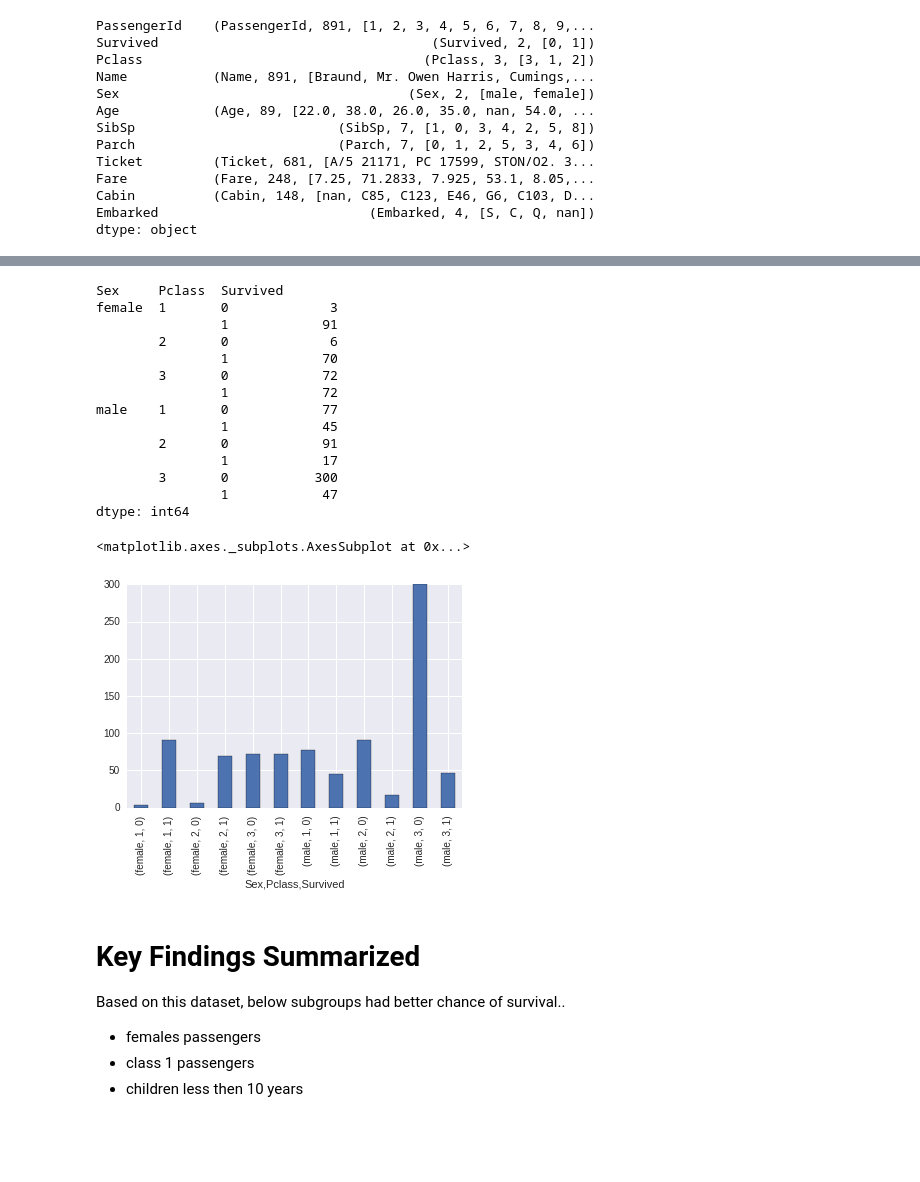
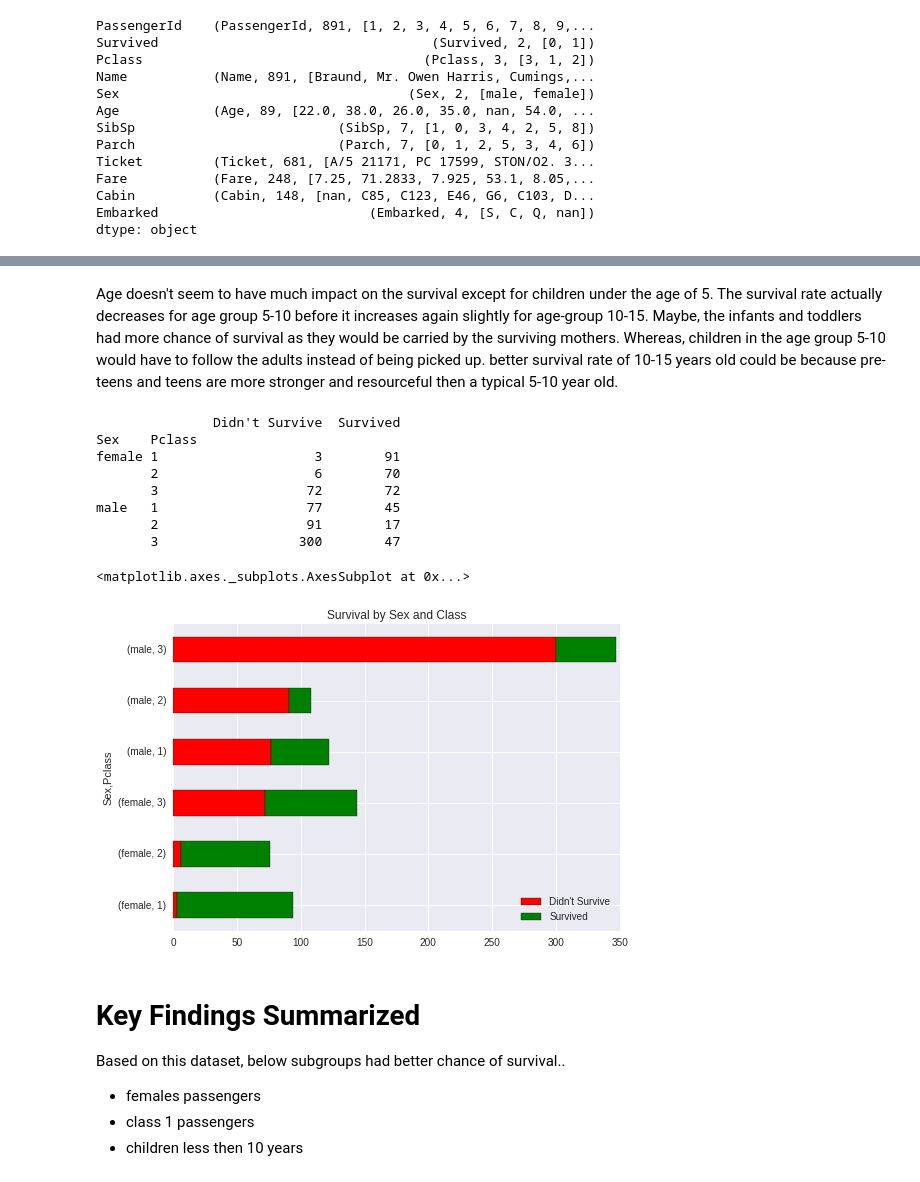
Before and after one commit to harish-garg/Udacity-Data-Analyst-Nanodegree-Project-Submissions, a Jupyter notebook: Project2_Investigate_a_Dataset/titanic_dataset_analysis.ipynb, the cells around one changed output, grey strips where cells are left out. Saved outputs shown, nothing was run; the diff lists cells and outputs as text; code cells hidden in the pictures; blank space fills up the shorter version.

Commit message:
Made some changes to the charts in the titanic dataset analysis based on the review from udacity

```diff
--- a/Project2_Investigate_a_Dataset/titanic_dataset_analysis.ipynb
+++ b/Project2_Investigate_a_Dataset/titanic_dataset_analysis.ipynb
@@ -128,6 +141,0 @@ dtype: int64
-# %%
-# Grouping by age of the passengers
-titanic_df['age_group'] = pd.cut(titanic_df['Age'], np.arange(0, 90, 10))
-grouping_by_age = titanic_df[['age_group', 'Survived']].groupby(['age_group', 'Survived']).size()
-print grouping_by_age
-grouping_by_age.plot.bar()
@@ -154,0 +149,28 @@ dtype: int64
+# %%
+# Grouping by age of the passengers
+titanic_df['age_group'] = pd.cut(titanic_df['Age'], np.arange(0, 85, 5))
+age_grouping = titanic_df[['age_group', 'Survived']].groupby(['age_group', 'Survived']).size()
+age_grouping_unstacked = age_grouping.unstack()
+age_grouping_unstacked.columns = ["Didn't Survive", 'Survived']
+print age_grouping_unstacked
+plt.figure()
+age_grouping_unstacked.plot.bar(stacked=True, title="Survival by Age", color=('r', 'g'))
+
+"""
+X = age_grouping_unstacked.index
+Y1 = age_grouping_unstacked["Didn't Survive"]
+Y2 = age_grouping_unstacked["Survived"]
+#Y1.plot.bar(title="Survival by Age", color=('r'))
+#Y2.plot.bar(title="Survival by Age", color=('g'))
+
+n = 12
+X = np.arange(n)
+Y1 = (1-X/float(n)) * np.random.uniform(0.5,1.0,n)
+Y2 = (1-X/float(n)) * np.random.uniform(0.5,1.0,n)
+plt.bar(X, Y1, facecolor='#9999ff', edgecolor='white')
+plt.bar(X, Y2, facecolor='#ff9999', edgecolor='white')
+for x,y in zip(X,Y1):
+    plt.text(x+0.4, y+0.05, '%.2f' % y, ha='center', va= 'bottom')
+plt.ylim(-1.25,+1.25)
+plt.show()
+"""
@@ -155,25 +199,23 @@ dtype: int64
+# %% [markdown]
+Age doesn't seem to have much impact on the survival except for children under the age of 5. The survival rate actually decreases for age group 5-10 before it increases again slightly for age-group 10-15. Maybe, the infants and toddlers had more chance of survival as they would be carried by the surviving mothers. Whereas, children in the age group 5-10 would have to follow the adults instead of being picked up. better survival rate of 10-15 years old could be because pre-teens and teens are more stronger and resourceful then a typical 5-10 year old.
 # %%
 # Group by both sex and class
 grouping_by_sexnclass = titanic_df[['Sex', 'Pclass', 'Survived']].groupby(['Sex', 'Pclass', 'Survived']).size()
+grouping_by_sexnclass = grouping_by_sexnclass.unstack()
+grouping_by_sexnclass.columns = ["Didn't Survive", 'Survived']
 print grouping_by_sexnclass
-grouping_by_sexnclass.plot.bar()
+grouping_by_sexnclass.plot.barh(stacked=True, title="Survival by Sex and Class", color=('r', 'g'))
 # %% [output]
-Sex     Pclass  Survived
-female  1       0             3
-                1            91
-        2       0             6
-                1            70
-        3       0            72
-                1            72
-male    1       0            77
-                1            45
-        2       0            91
-                1            17
-        3       0           300
-                1            47
-dtype: int64
+               Didn't Survive  Survived
+Sex    Pclass
+female 1                    3        91
+       2                    6        70
+       3                   72        72
+male   1                   77        45
+       2                   91        17
+       3                  300        47
 <matplotlib.axes._subplots.AxesSubplot at 0x...>
-[figure, old version]
+[figure, new version]
 # %% [markdown]
 # Key Findings Summarized
 
```
Also changed, not shown: parts of 11 cells of this notebook, 2 other files.
